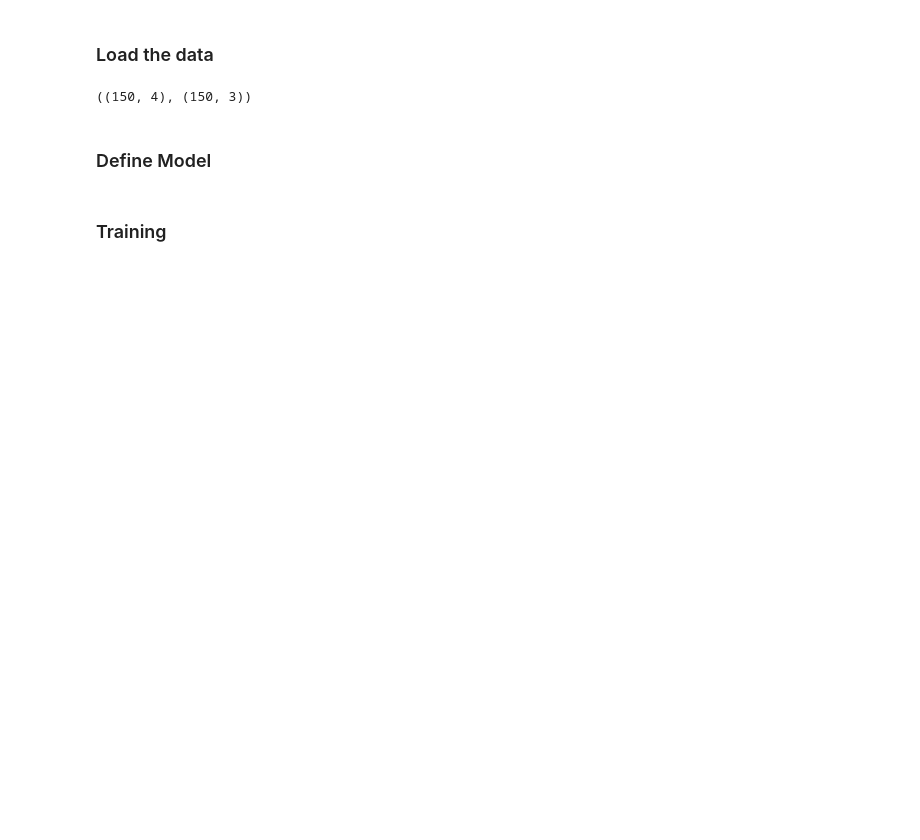
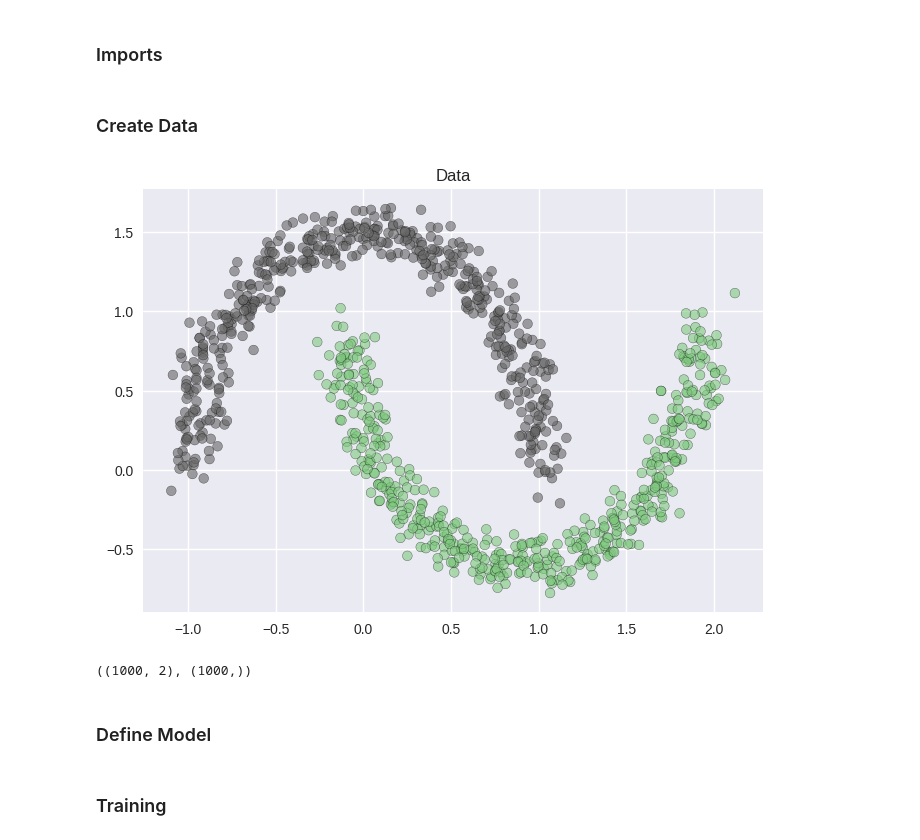
Before and after one commit to rohit-krish/Deeplex, a Jupyter notebook: examples/eg1_linear.ipynb, the cells around one changed output. Drawn from its saved outputs; the diff is of its cells as text; code cells hidden in the pictures; blank space fills up the shorter version.

```diff
--- a/examples/eg1_linear.ipynb
+++ b/examples/eg1_linear.ipynb
@@ -26,2 +33,4 @@ Sat Aug 19 07:16:30 2023
 /content/Deeplex
+# %% [markdown]
+### Imports
 # %%
@@ -41,25 +46,32 @@ from deeplex.engine import Tensor
 plt.style.use(plt.style.available[11])
-# %% [markdown]
-### Load the data
-# %%
-iris = load_iris()
-
-X = iris.data
-y = iris.target
-
-# one-hot encode
-Y = np.empty((len(y), len(iris.target_names)))
-for i, t in enumerate(y):
-    row = np.zeros((len(iris.target_names)))
-    row[t] = 1
-    Y[i] = row
-
-X = Tensor(X)
-Y = Tensor(Y)
-
-X.shape, Y.shape
-# %% [output]
-((150, 4), (150, 3))
+# %% [markdown]
+### Create Data
+# %%
+import numpy as np
+
+N = 500
+th1 = np.linspace(0, np.pi, N)
+th2 = np.linspace(np.pi, 2*np.pi, N)
+
+noise = np.random.randn(2, N) / 12
+
+circ_piece_fliped_1 = np.array((np.cos(th1), np.sin(th1)*1.5)) + noise          # upper piece
+circ_piece_fliped_2 = np.array((np.cos(th2), np.sin(th2)*1.5)) + noise + 0.9    # lower piece
+X = np.hstack((circ_piece_fliped_1, circ_piece_fliped_2)).T
+
+y = np.hstack((np.zeros(N), np.ones(N)))
+
+plt.title('Data')
+plt.scatter(X[:, 0], X[:, 1], alpha=.6, edgecolors='k', c=y, cmap='Accent_r')
+# plt.axis('square')
+plt.show()
+# %% [output]
+[figure, added]
+# %%
+X, y = Tensor(X), Tensor(y)
+X.shape, y.shape
+# %% [output]
+((1000, 2), (1000,))
 # %% [markdown]
 ### Define Model
 # %%
```
Also changed, not shown: parts of 11 cells of this notebook.
